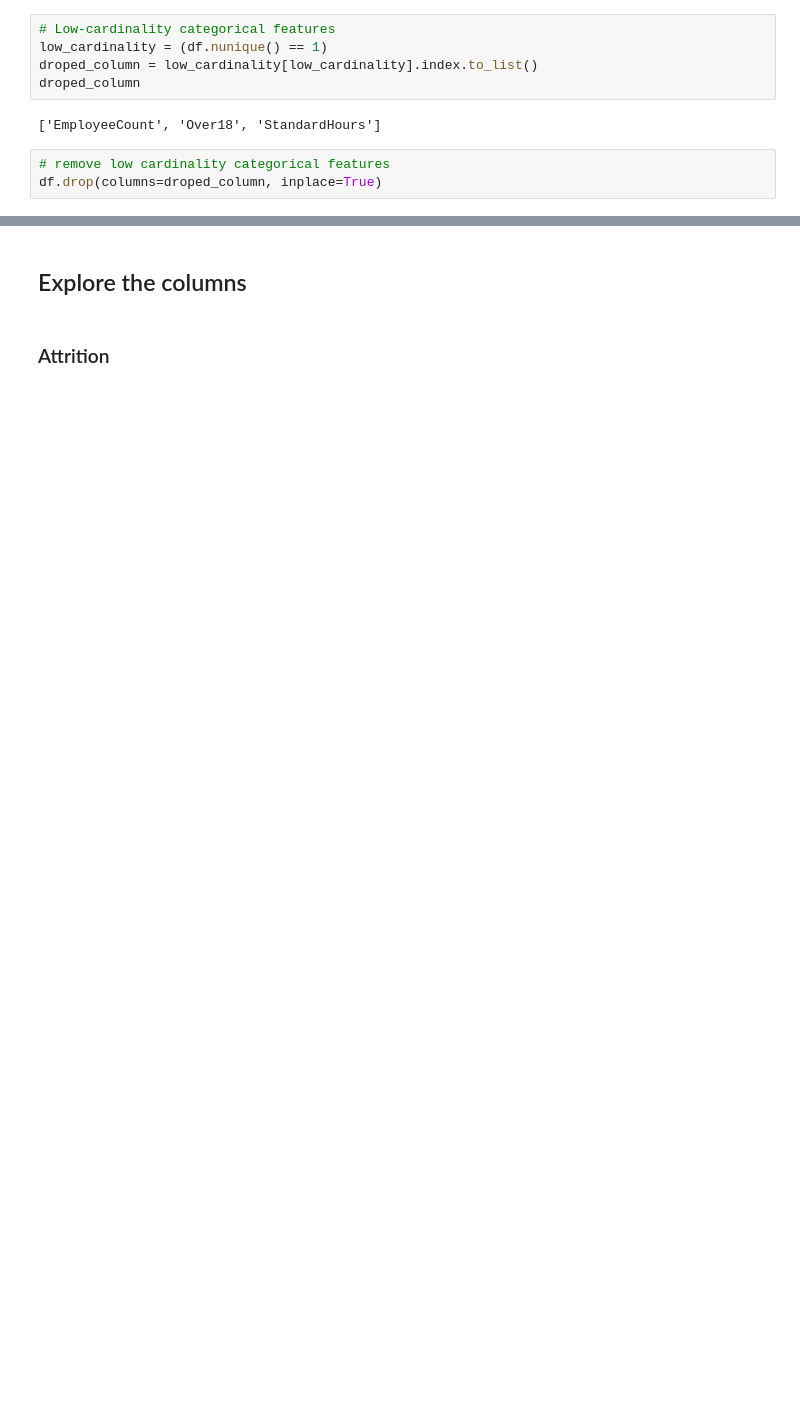
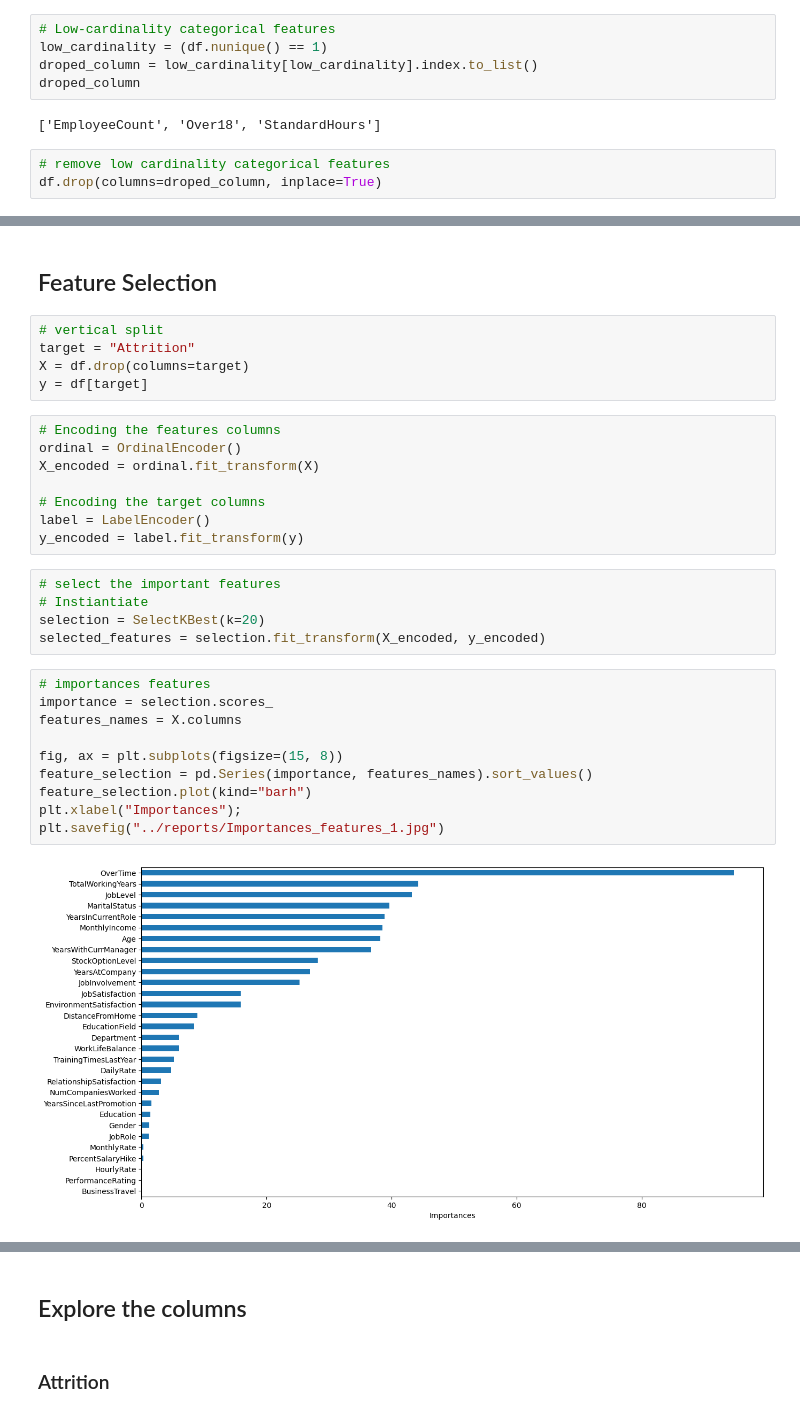
Before and after one commit to ldebele/Employee-Attrition-Prediction, a Jupyter notebook: notebooks/EDA.ipynb, the cells around one changed output, grey strips where cells are left out. Drawn from its saved outputs; the diff is of its cells as text; blank space fills up the shorter version.

```diff
--- a/notebooks/EDA.ipynb
+++ b/notebooks/EDA.ipynb
@@ -116,0 +124,32 @@ sns.heatmap(corr, annot=False, ax=ax);
+# %% [markdown]
+## Feature Selection
+# %%
+# vertical split
+target = "Attrition"
+X = df.drop(columns=target)
+y = df[target]
+# %%
+# Encoding the features columns
+ordinal = OrdinalEncoder()
+X_encoded = ordinal.fit_transform(X)
+
+# Encoding the target columns
+label = LabelEncoder()
+y_encoded = label.fit_transform(y)
+# %%
+# select the important features
+# Instiantiate
+selection = SelectKBest(k=20)
+selected_features = selection.fit_transform(X_encoded, y_encoded)
+# %%
+# importances features
+importance = selection.scores_
+features_names = X.columns
+
+fig, ax = plt.subplots(figsize=(15, 8))
+feature_selection = pd.Series(importance, features_names).sort_values()
+feature_selection.plot(kind="barh")
+plt.xlabel("Importances");
+plt.savefig("../reports/Importances_features_1.jpg")
+# %% [output]
+[figure, added]
```
Also changed, not shown: parts of 24 cells of this notebook, 10 other files.
